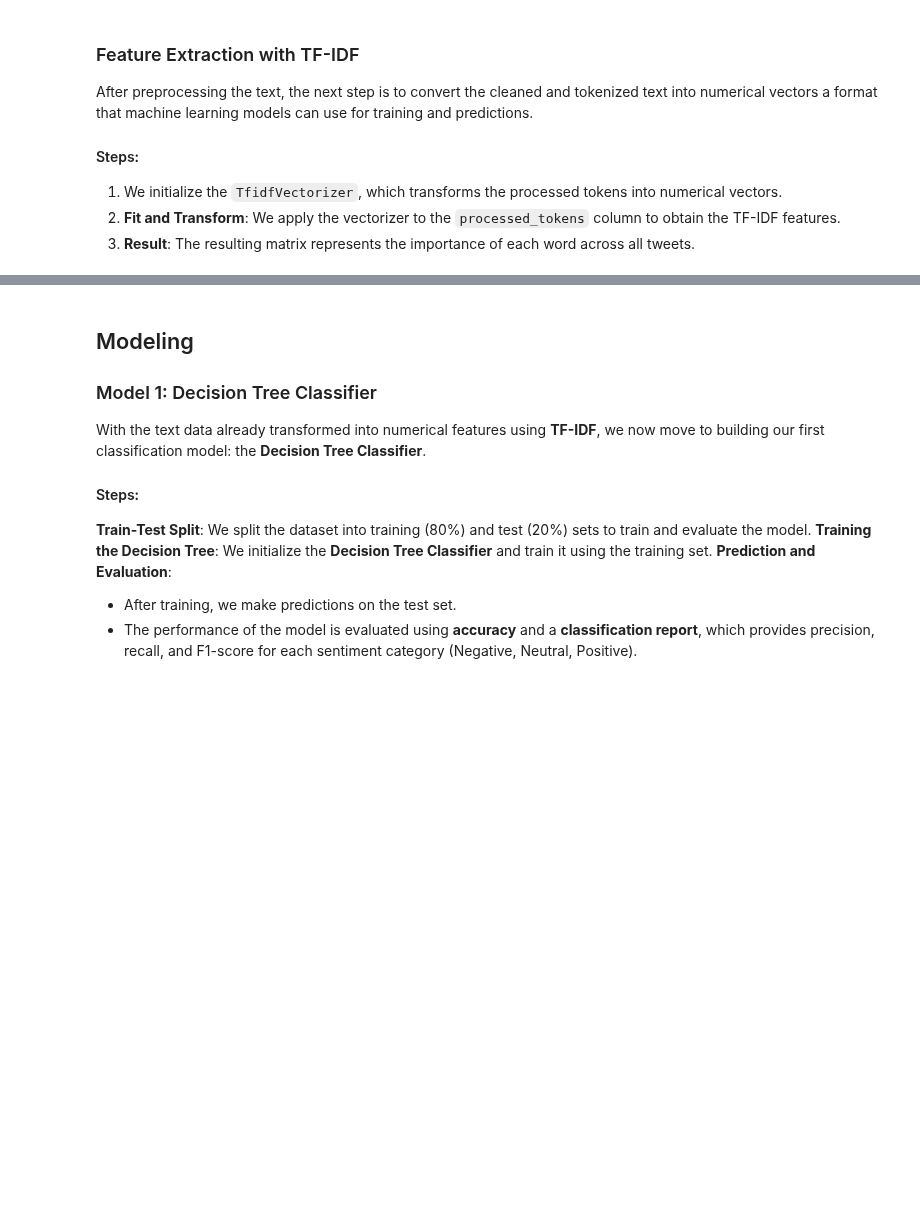
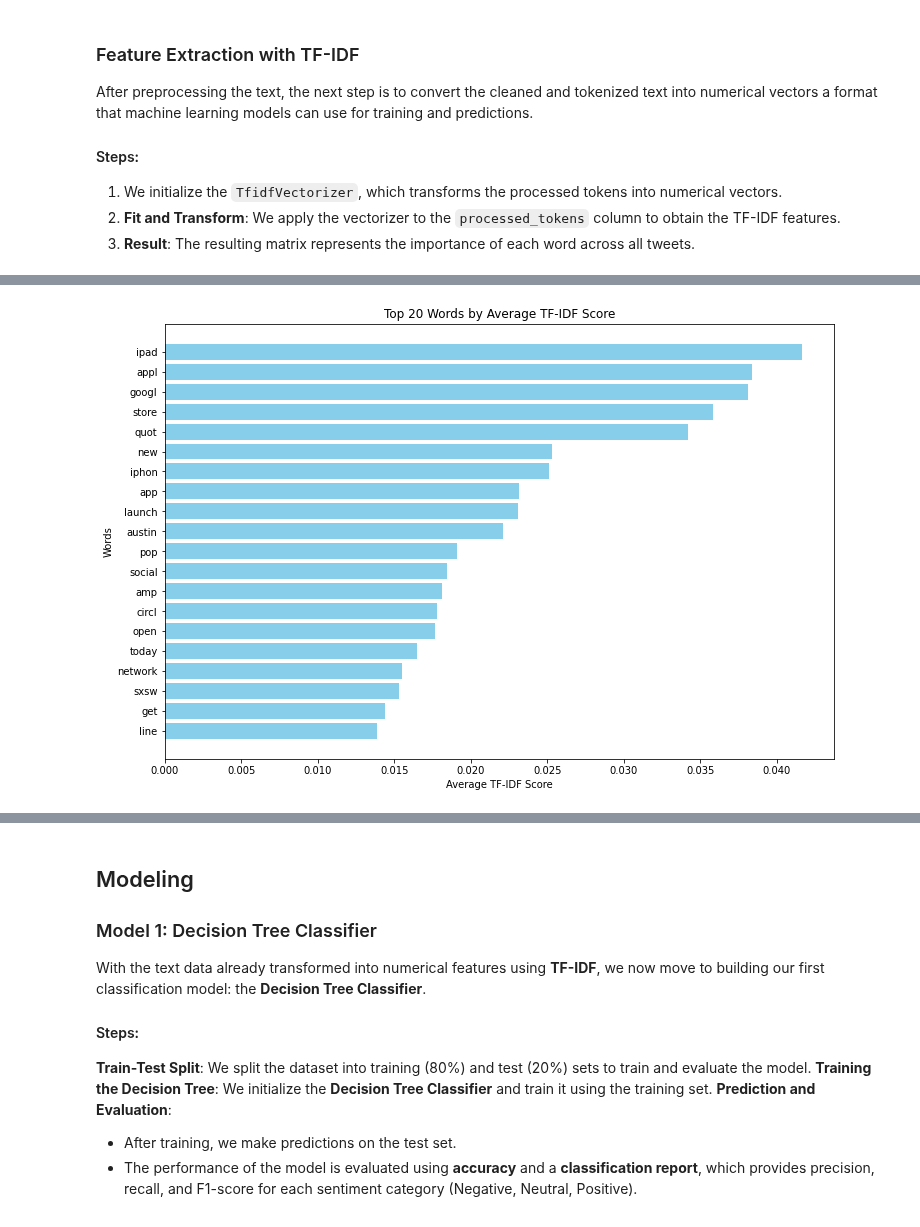
Before and after one commit to George-Chira/twitter-sentiment-analysis, a Jupyter notebook: notebooks/Chira.ipynb, the cells around one changed output, grey strips where cells are left out. Cells and saved outputs as stored; diff of their text form; code cells hidden in the pictures; blank space fills up the shorter version.

```diff
--- a/notebooks/Chira.ipynb
+++ b/notebooks/Chira.ipynb
@@ -286,0 +351,26 @@ df_tweets.head(5)
+# %%
+import matplotlib.pyplot as plt
+import numpy as np
+
+# Get the feature names (words) from the TF-IDF vectorizer
+feature_names = tfidf.get_feature_names_out()
+
+# Calculate the average TF-IDF score for each word across all documents
+average_tfidf_scores = np.array(X.mean(axis=0)).flatten()
+
+# Get the top 20 words with the highest average TF-IDF scores
+top_n = 20
+top_indices = average_tfidf_scores.argsort()[-top_n:][::-1]
+top_words = [feature_names[i] for i in top_indices]
+top_scores = average_tfidf_scores[top_indices]
+
+# Plot the top 20 words with the highest TF-IDF scores
+plt.figure(figsize=(12, 8))
+plt.barh(top_words, top_scores, color='skyblue')
+plt.xlabel('Average TF-IDF Score')
+plt.ylabel('Words')
+plt.title(f'Top {top_n} Words by Average TF-IDF Score')
+plt.gca().invert_yaxis()
+plt.show()
+# %% [output]
+[figure, added]
```
Also changed, not shown: parts of 23 cells of this notebook.
